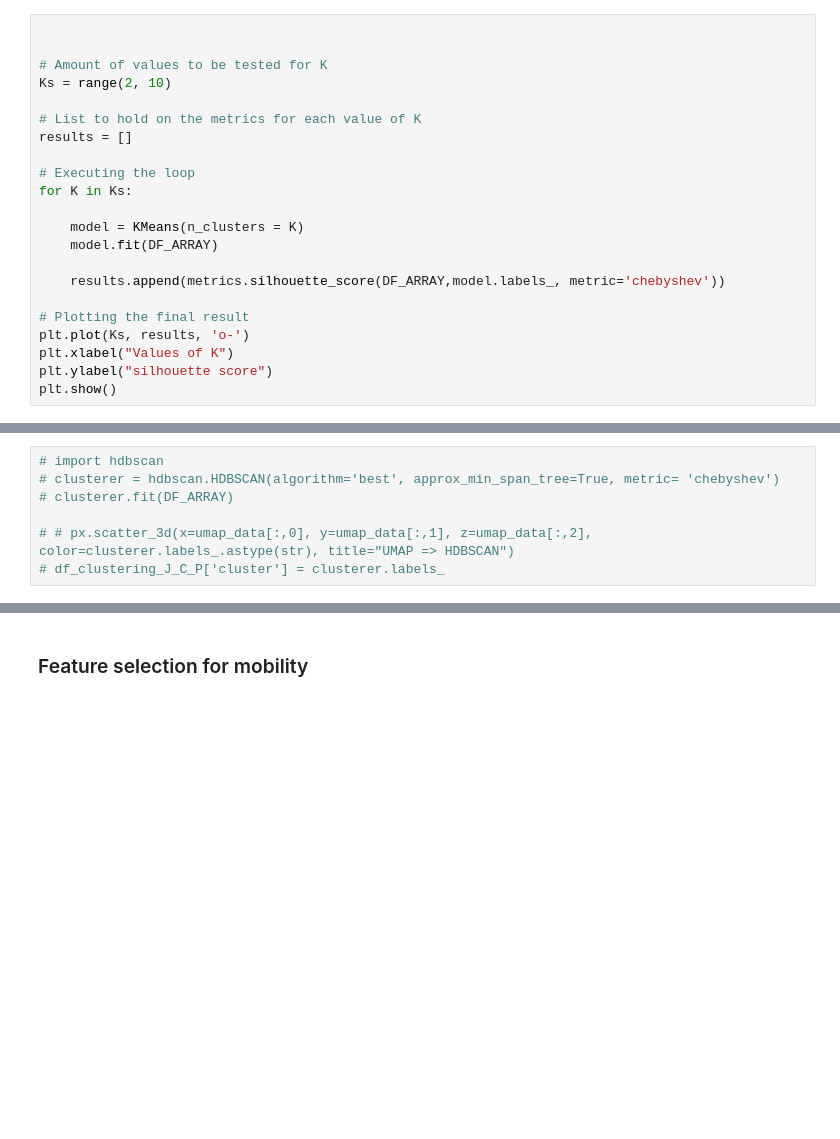
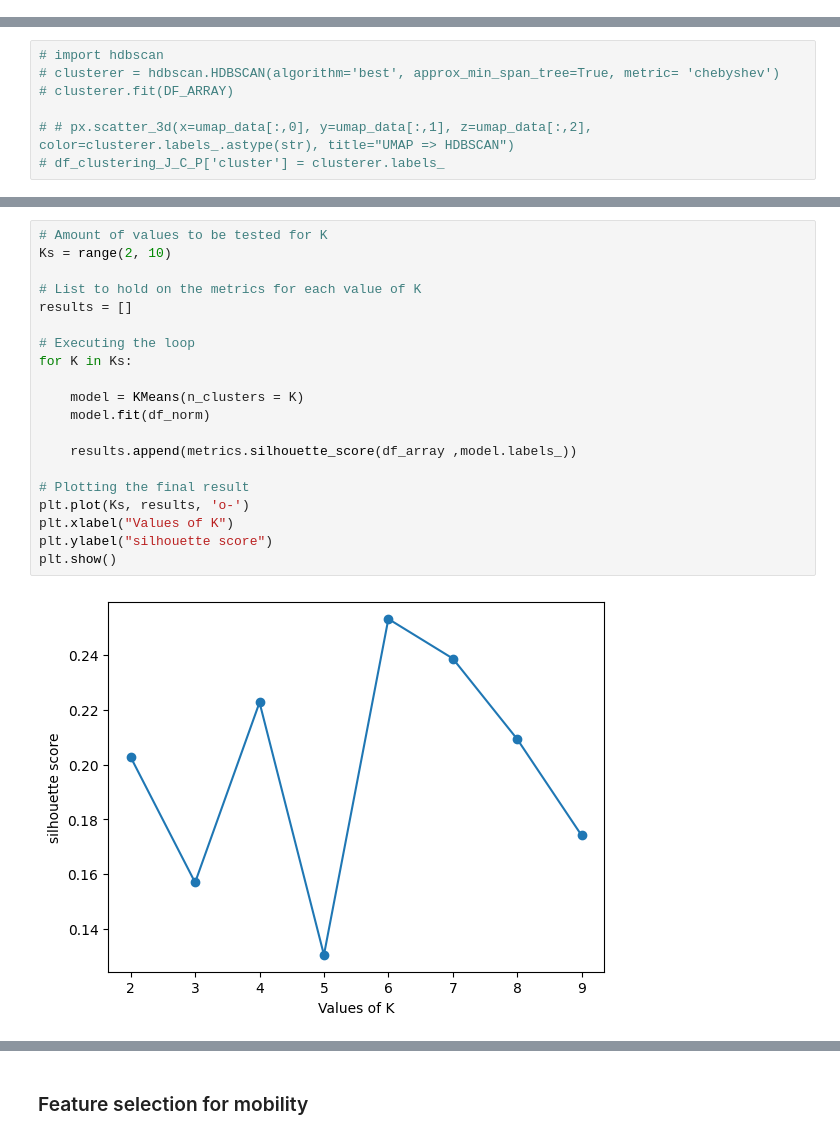
Before and after one commit to epfl-ada/ada-2022-project-thedatadiggers22, a Jupyter notebook: test_clustering.ipynb, the cells around one changed output, grey strips where cells are left out. Cells and saved outputs as stored; diff of their text form; blank space fills up the shorter version.

Commit message:
cluster cleaning

```diff
--- a/test_clustering.ipynb
+++ b/test_clustering.ipynb
@@ -312,22 +266,0 @@ df_clustering_J_C_P['cluster'] = kmeans.labels_
-# %%
-
-
-# Amount of values to be tested for K
-Ks = range(2, 10)
-
-# List to hold on the metrics for each value of K
-results = []
-
-# Executing the loop
-for K in Ks:
-
-    model = KMeans(n_clusters = K)
-    model.fit(DF_ARRAY)
-
-    results.append(metrics.silhouette_score(DF_ARRAY,model.labels_, metric='chebyshev'))
-
-# Plotting the final result
-plt.plot(Ks, results, 'o-')
-plt.xlabel("Values of K")
-plt.ylabel("silhouette score")
-plt.show()
@@ -342,0 +306,22 @@ plt.show()
+# %%
+# Amount of values to be tested for K
+Ks = range(2, 10)
+
+# List to hold on the metrics for each value of K
+results = []
+
+# Executing the loop
+for K in Ks:
+
+    model = KMeans(n_clusters = K)
+    model.fit(df_norm)
+
+    results.append(metrics.silhouette_score(df_array ,model.labels_))
+
+# Plotting the final result
+plt.plot(Ks, results, 'o-')
+plt.xlabel("Values of K")
+plt.ylabel("silhouette score")
+plt.show()
+# %% [output]
+[figure, added]
```
Also changed, not shown: parts of 34 cells of this notebook.
